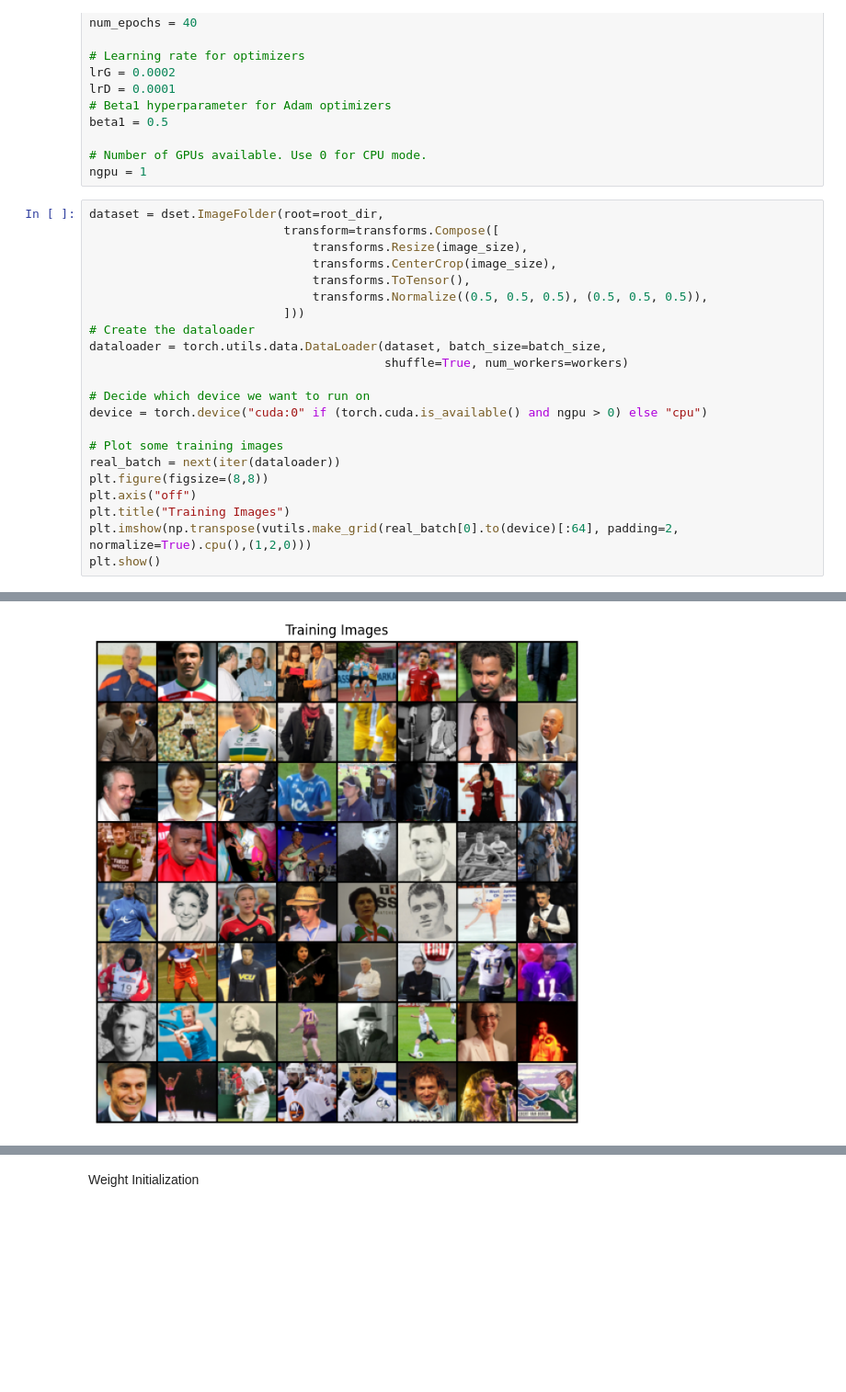
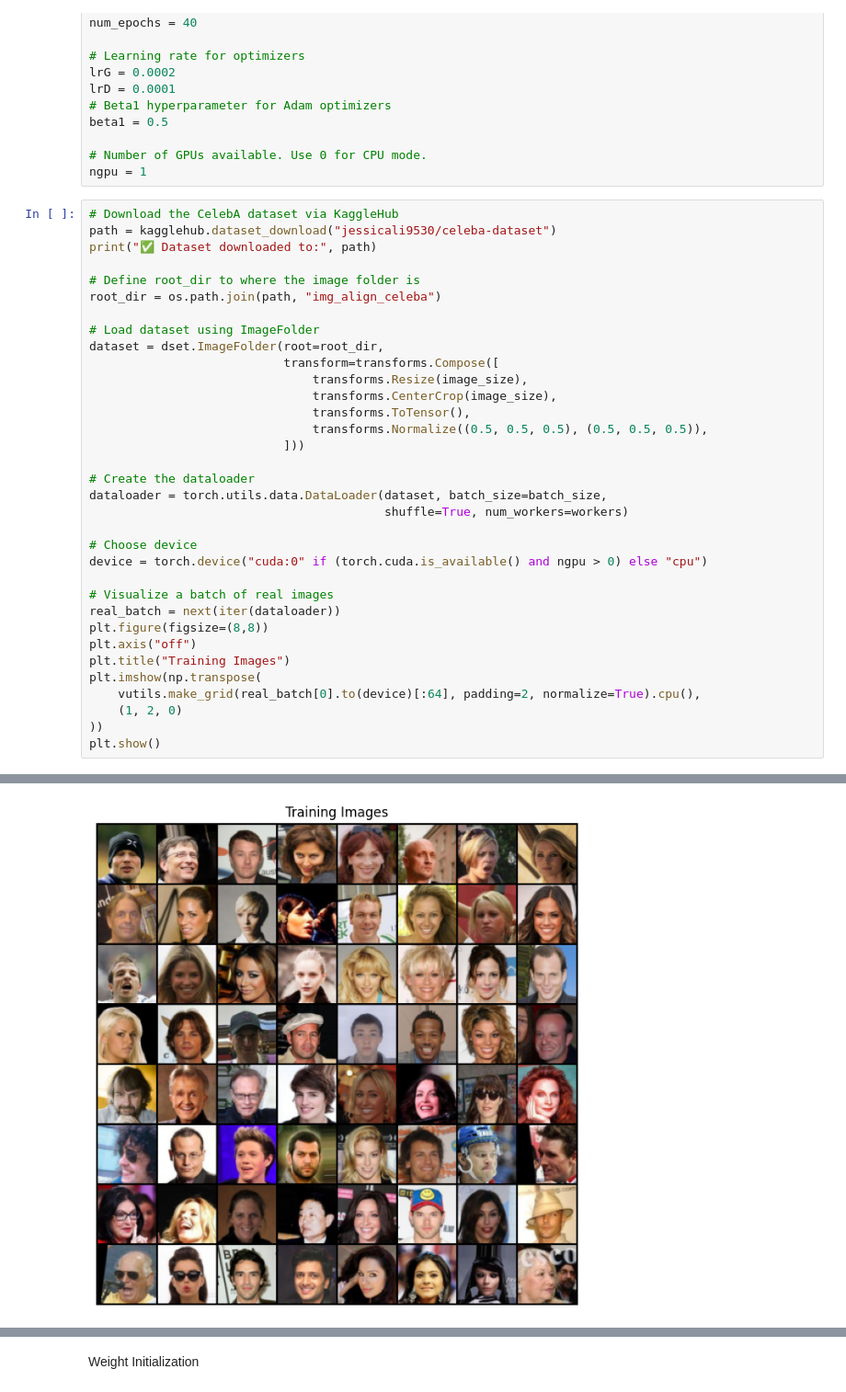
Before and after one commit to up202108724/ACPR, a Jupyter notebook: wgan-gp.ipynb, the cells around one changed output, grey strips where cells are left out. Shown: that part at 92% size. Saved outputs shown, nothing was run; the diff lists cells and outputs as text; blank space fills up the shorter version.

```diff
--- a/wgan-gp.ipynb
+++ b/wgan-gp.ipynb
@@ -111,6 +113,14 @@ beta1 = 0.5
 # Number of GPUs available. Use 0 for CPU mode.
 ngpu = 1
 # %%
+# Download the CelebA dataset via KaggleHub
+path = kagglehub.dataset_download("jessicali9530/celeba-dataset")
+print("✅ Dataset downloaded to:", path)
+
+# Define root_dir to where the image folder is
+root_dir = os.path.join(path, "img_align_celeba")
+
+# Load dataset using ImageFolder
 dataset = dset.ImageFolder(root=root_dir,
                            transform=transforms.Compose([
                                transforms.Resize(image_size),
@@ -118,18 +128,22 @@ dataset = dset.ImageFolder(root=root_dir,
                                transforms.ToTensor(),
                                transforms.Normalize((0.5, 0.5, 0.5), (0.5, 0.5, 0.5)),
                            ]))
+
 # Create the dataloader
 dataloader = torch.utils.data.DataLoader(dataset, batch_size=batch_size,
                                          shuffle=True, num_workers=workers)
 
-# Decide which device we want to run on
+# Choose device
 device = torch.device("cuda:0" if (torch.cuda.is_available() and ngpu > 0) else "cpu")
 
-# Plot some training images
+# Visualize a batch of real images
 real_batch = next(iter(dataloader))
 plt.figure(figsize=(8,8))
 plt.axis("off")
 plt.title("Training Images")
-plt.imshow(np.transpose(vutils.make_grid(real_batch[0].to(device)[:64], padding=2, normalize=True).cpu(),(1,2,0)))
+plt.imshow(np.transpose(
+    vutils.make_grid(real_batch[0].to(device)[:64], padding=2, normalize=True).cpu(),
+    (1, 2, 0)
+))
 plt.show()
 # %% [output]
@@ -136,4 +153,4 @@ plt.show()
-[figure, old version]
+[figure, new version]
 # %%
 print(f"Using device: {device}")
 #print(f"netG is on: {next(netG.parameters()).device}")
```
Also changed, not shown: parts of 9 cells of this notebook, 1 other file.
